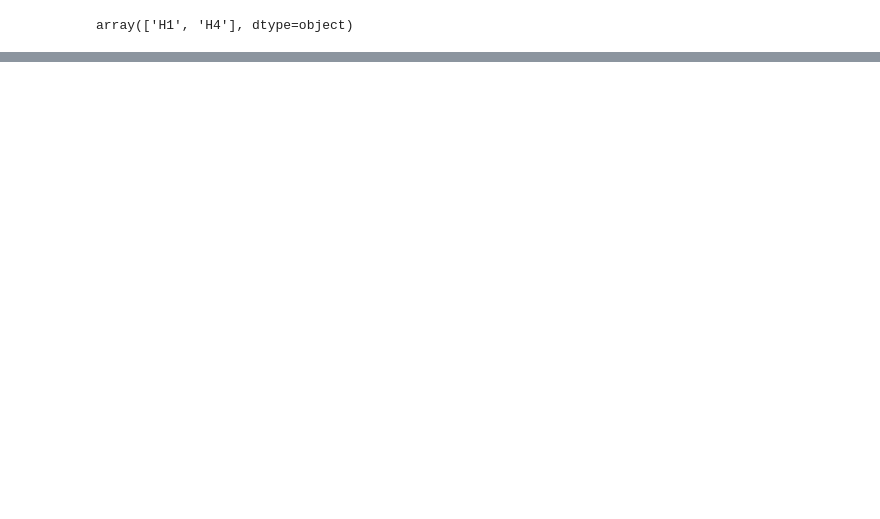
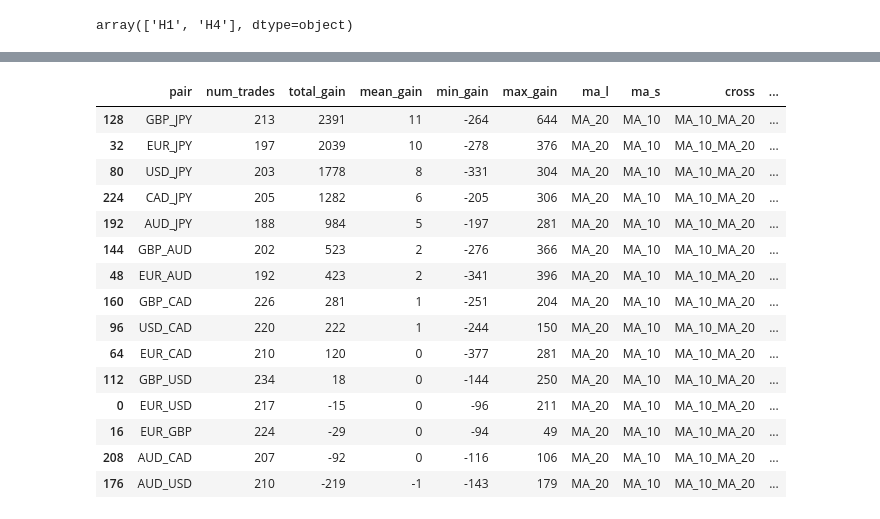
Before and after one commit to jiajie0225/ForexBot_V1, a Jupyter notebook: exploration/MA_Cross_Analysis.ipynb, the cells around one changed output, grey strips where cells are left out. Drawn from its saved outputs; the diff is of its cells as text; code cells hidden in the pictures; blank space fills up the shorter version.

```diff
--- a/exploration/MA_Cross_Analysis.ipynb
+++ b/exploration/MA_Cross_Analysis.ipynb
@@ -34,0 +63,23 @@ array(['EUR_USD', 'EUR_GBP', 'EUR_JPY', 'EUR_AUD', 'EUR_CAD', 'USD_JPY',
+# %%
+cross = "MA_10_MA_20"
+df_MA_10_MA_20 = df_ma_res_h1[df_ma_res_h1.cross ==cross].copy()
+df_MA_10_MA_20.sort_values(by = 'total_gain', ascending=False, inplace=True)
+# %%
+df_MA_10_MA_20
+# %% [output]
+|  | pair | num_trades | total_gain | mean_gain | min_gain | max_gain | ma_l | ma_s | cross | ... |
+| 128 | GBP_JPY | 213 | 2391 | 11 | -264 | 644 | MA_20 | MA_10 | MA_10_MA_20 | ... |
+| 32 | EUR_JPY | 197 | 2039 | 10 | -278 | 376 | MA_20 | MA_10 | MA_10_MA_20 | ... |
+| 80 | USD_JPY | 203 | 1778 | 8 | -331 | 304 | MA_20 | MA_10 | MA_10_MA_20 | ... |
+| 224 | CAD_JPY | 205 | 1282 | 6 | -205 | 306 | MA_20 | MA_10 | MA_10_MA_20 | ... |
+| 192 | AUD_JPY | 188 | 984 | 5 | -197 | 281 | MA_20 | MA_10 | MA_10_MA_20 | ... |
+| 144 | GBP_AUD | 202 | 523 | 2 | -276 | 366 | MA_20 | MA_10 | MA_10_MA_20 | ... |
+| 48 | EUR_AUD | 192 | 423 | 2 | -341 | 396 | MA_20 | MA_10 | MA_10_MA_20 | ... |
+| 160 | GBP_CAD | 226 | 281 | 1 | -251 | 204 | MA_20 | MA_10 | MA_10_MA_20 | ... |
+| 96 | USD_CAD | 220 | 222 | 1 | -244 | 150 | MA_20 | MA_10 | MA_10_MA_20 | ... |
+| 64 | EUR_CAD | 210 | 120 | 0 | -377 | 281 | MA_20 | MA_10 | MA_10_MA_20 | ... |
+| 112 | GBP_USD | 234 | 18 | 0 | -144 | 250 | MA_20 | MA_10 | MA_10_MA_20 | ... |
+| 0 | EUR_USD | 217 | -15 | 0 | -96 | 211 | MA_20 | MA_10 | MA_10_MA_20 | ... |
+| 16 | EUR_GBP | 224 | -29 | 0 | -94 | 49 | MA_20 | MA_10 | MA_10_MA_20 | ... |
+| 208 | AUD_CAD | 207 | -92 | 0 | -116 | 106 | MA_20 | MA_10 | MA_10_MA_20 | ... |
+| 176 | AUD_USD | 210 | -219 | -1 | -143 | 179 | MA_20 | MA_10 | MA_10_MA_20 | ... |
```
Also changed, not shown: parts of 11 cells of this notebook, 3 other files.
